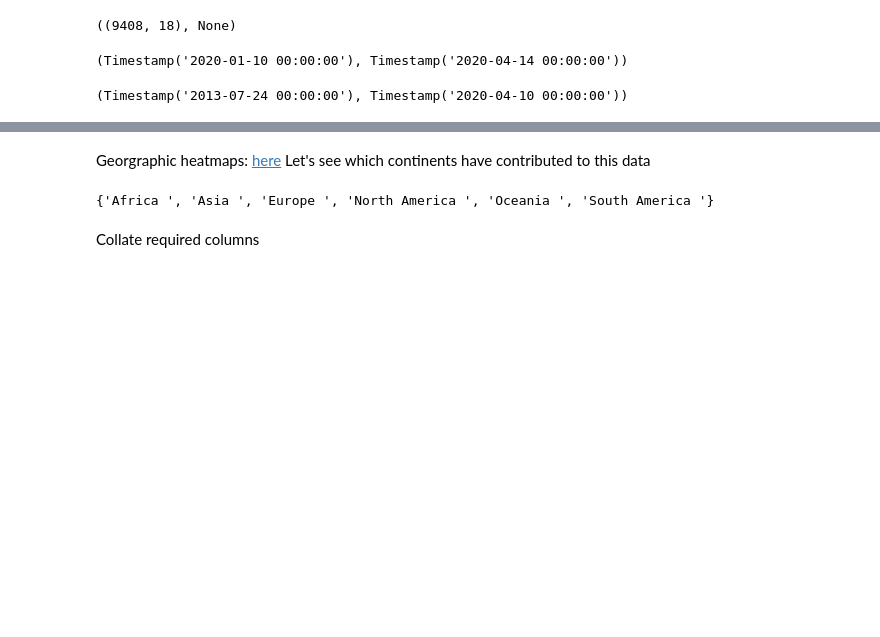
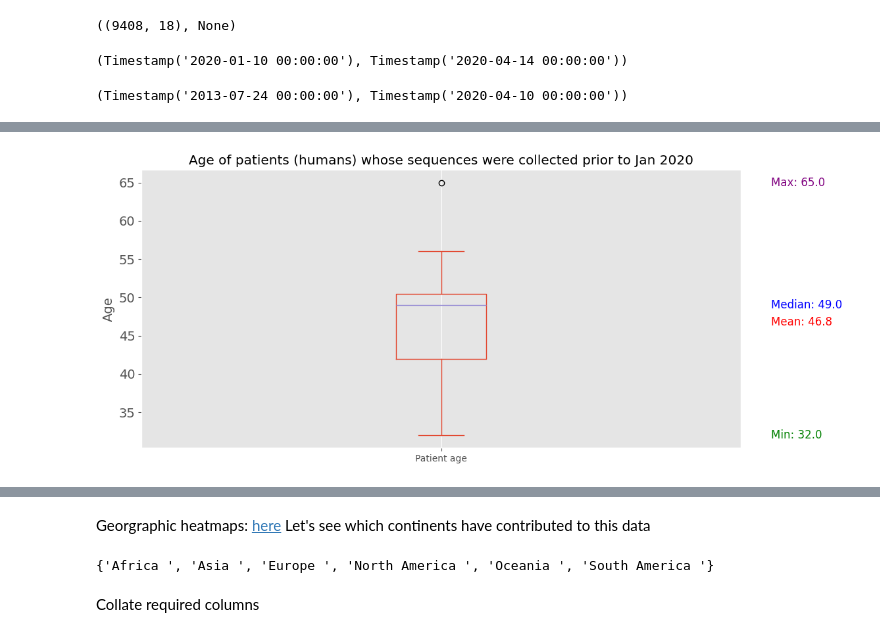
Before and after one commit to ASudu/EpiCoV_Summer25, a Jupyter notebook: src/epicov_eda_2020.ipynb, the cells around one changed output, grey strips where cells are left out. Cells and saved outputs as stored; diff of their text form; code cells hidden in the pictures; blank space fills up the shorter version.

```diff
--- a/src/epicov_eda_2020.ipynb
+++ b/src/epicov_eda_2020.ipynb
@@ -93,0 +195,31 @@ df["Collection date"].min(), df["Collection date"].max()
+# %%
+temp = df_prior_2020[df_prior_2020["Host"] == "Human"]
+temp.loc[temp["Patient age"] == "unknown", "Patient age"] = np.nan
+temp["Patient age"] = pd.to_numeric(temp["Patient age"], errors="coerce")
+
+plt.figure(figsize=(10, 5))
+ax = temp["Patient age"].plot(kind="box", title="Age of patients (humans) whose sequences were collected prior to Jan 2020")
+plt.yticks(fontsize=14)
+plt.ylabel("Age", fontsize=14)
+plt.grid(axis="y")
+plt.tight_layout()
+
+# Annotate mean, median, min, max
+mean_age = temp["Patient age"].mean()
+median_age = temp["Patient age"].median()
+min_age = temp["Patient age"].min()
+max_age = temp["Patient age"].max()
+
+plt.annotate(f"Mean: {mean_age:.1f}", xy=(1.05, mean_age), xycoords=('axes fraction', 'data'),
+             color="red", fontsize=12, va="center")
+plt.annotate(f"Median: {median_age:.1f}", xy=(1.05, median_age), xycoords=('axes fraction', 'data'),
+             color="blue", fontsize=12, va="center")
+plt.annotate(f"Min: {min_age:.1f}", xy=(1.05, min_age), xycoords=('axes fraction', 'data'),
+             color="green", fontsize=12, va="center")
+plt.annotate(f"Max: {max_age:.1f}", xy=(1.05, max_age), xycoords=('axes fraction', 'data'),
+             color="purple", fontsize=12, va="center")
+
+plt.savefig("epicov2020_plots/patient_age_distribution_prior_to_2020.png", dpi=300)
+plt.show()
+# %% [output]
+[figure, added]
```
Also changed, not shown: parts of 13 cells of this notebook, 4 other files.
